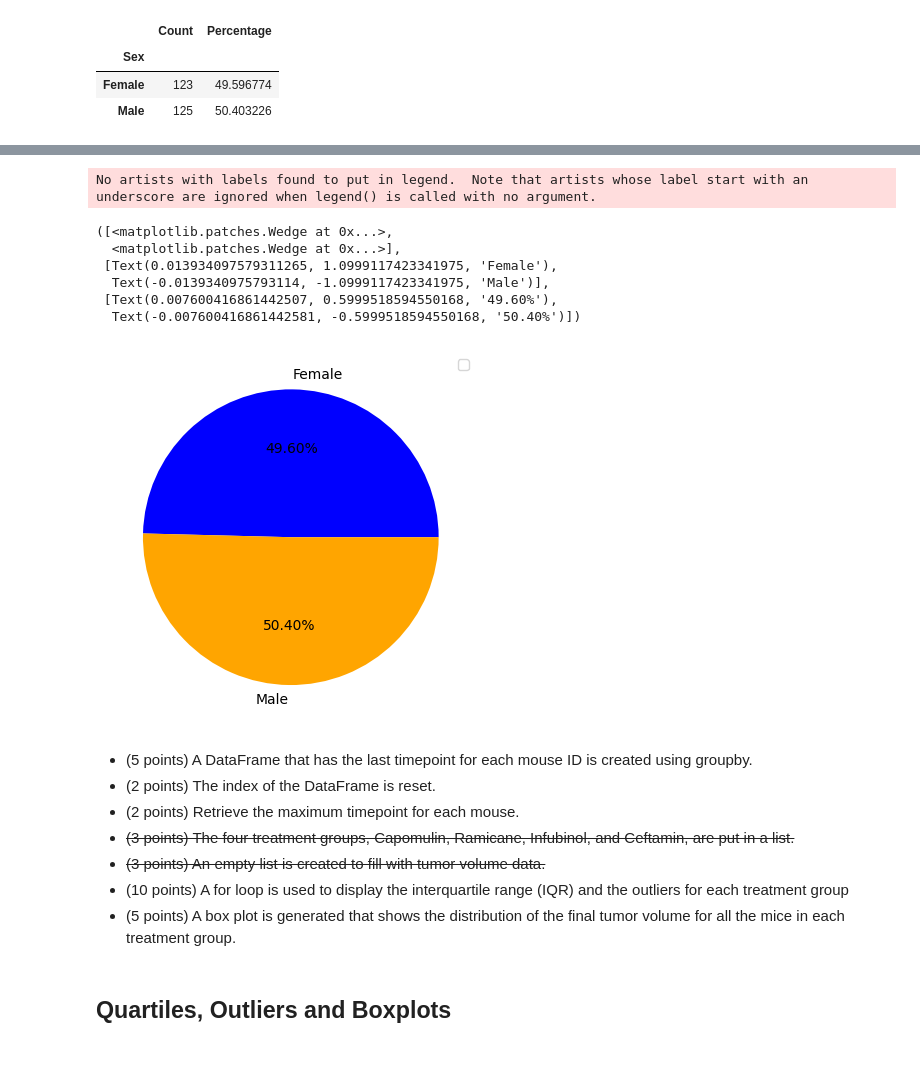
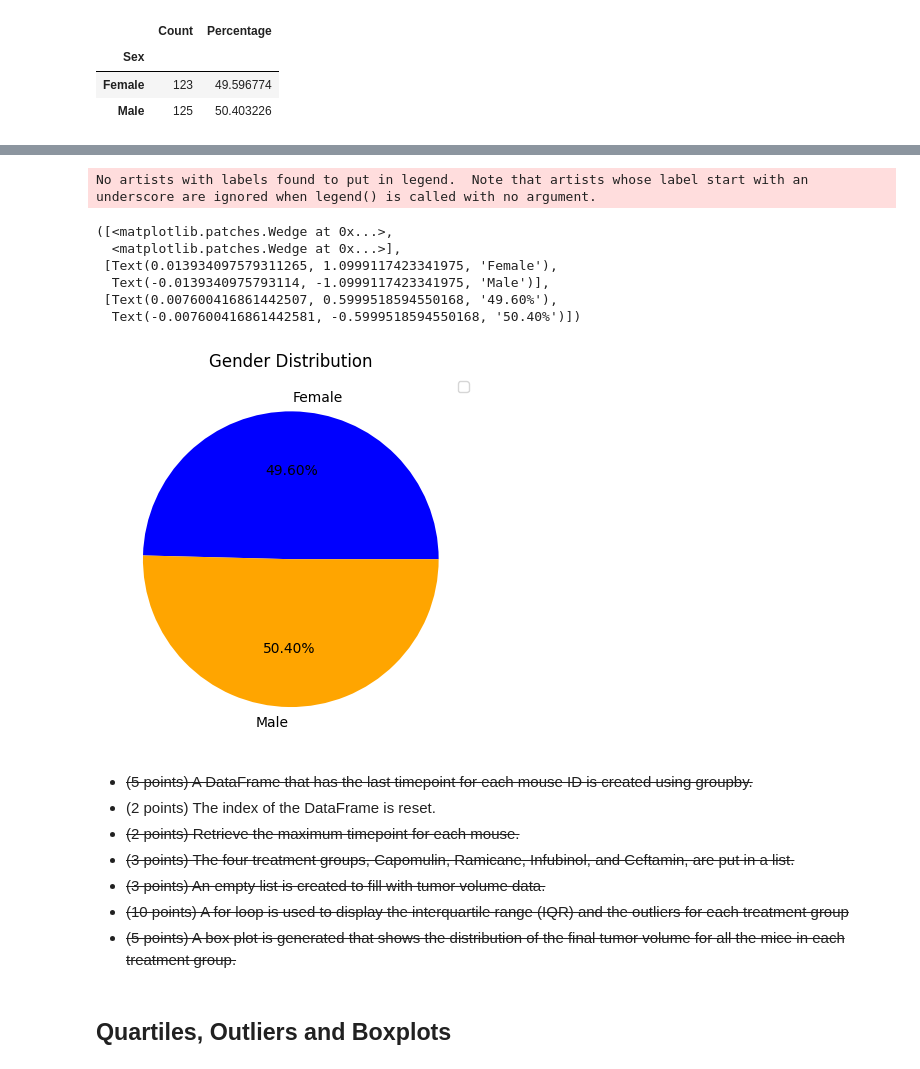
Before and after one commit to a676-code/plotting-challenge, a Jupyter notebook: Pymaceuticals/pymaceuticals.ipynb, the cells around one changed output, grey strips where cells are left out. Cells and saved outputs as stored; diff of their text form; code cells hidden in the pictures.

```diff
--- a/Pymaceuticals/pymaceuticals.ipynb
+++ b/Pymaceuticals/pymaceuticals.ipynb
@@ -219,29 +216,30 @@ sex_df.plot.pie(y="Percentage", autopct="%.2f%%")
 # %%
 # Generate a pie plot showing the distribution of female versus male mice using pyplot
 labels=["Female", "Male"]
 colors = ["blue", "orange"]
 # getting the values
 values = sex_df["Count"]
 # making the plot
 plt.legend(loc="best")
+plt.title("Gender Distribution")
 plt.pie(values, labels=labels, colors=colors, autopct="%.2f%%")
 # %% [output]
 No artists with labels found to put in legend.  Note that artists whose label start with an underscore are ignored when legend() is called with no argument.
 ([<matplotlib.patches.Wedge at 0x...>,
   <matplotlib.patches.Wedge at 0x...>],
  [Text(0.013934097579311265, 1.0999117423341975, 'Female'),
   Text(-0.0139340975793114, -1.0999117423341975, 'Male')],
  [Text(0.007600416861442507, 0.5999518594550168, '49.60%'),
   Text(-0.007600416861442581, -0.5999518594550168, '50.40%')])
-[figure, old version]
+[figure, new version]
 # %% [markdown]
-* (5 points) A DataFrame that has the last timepoint for each mouse ID is created using groupby.
+* ~~(5 points) A DataFrame that has the last timepoint for each mouse ID is created using groupby.~~
 * (2 points) The index of the DataFrame is reset.
-* (2 points) Retrieve the maximum timepoint for each mouse.
+* ~~(2 points) Retrieve the maximum timepoint for each mouse.~~
 * ~~(3 points) The four treatment groups, Capomulin, Ramicane, Infubinol, and Ceftamin, are put in a list.~~
 * ~~(3 points) An empty list is created to fill with tumor volume data.~~
-* (10 points) A for loop is used to display the interquartile range (IQR) and the outliers for each treatment group
-* (5 points) A box plot is generated that shows the distribution of the final tumor volume for all the mice in each treatment group.
+* ~~(10 points) A for loop is used to display the interquartile range (IQR) and the outliers for each treatment group~~
+* ~~(5 points) A box plot is generated that shows the distribution of the final tumor volume for all the mice in each treatment group.~~
 # %% [markdown]
 ## Quartiles, Outliers and Boxplots
 # %%
```
Also changed, not shown: parts of 13 cells of this notebook, 1 other file.
